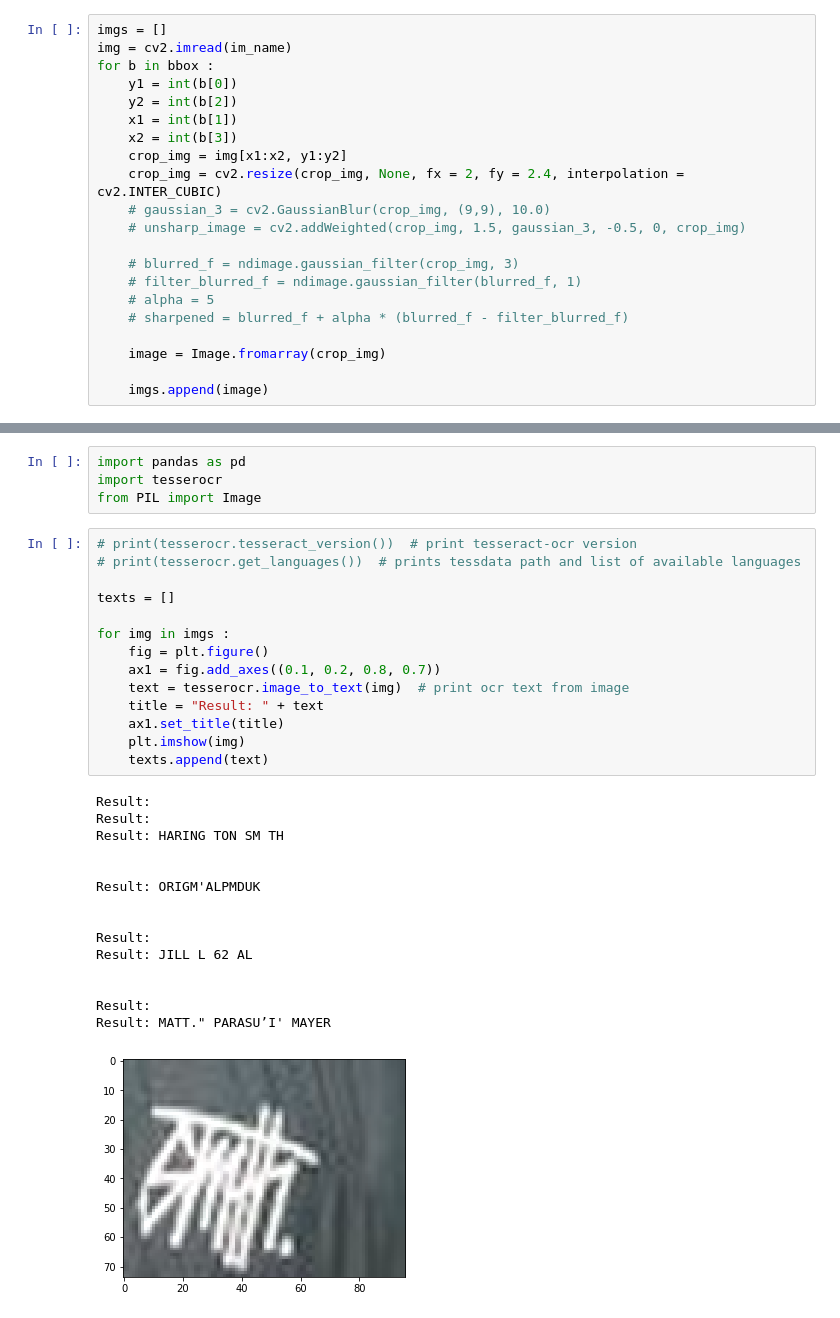
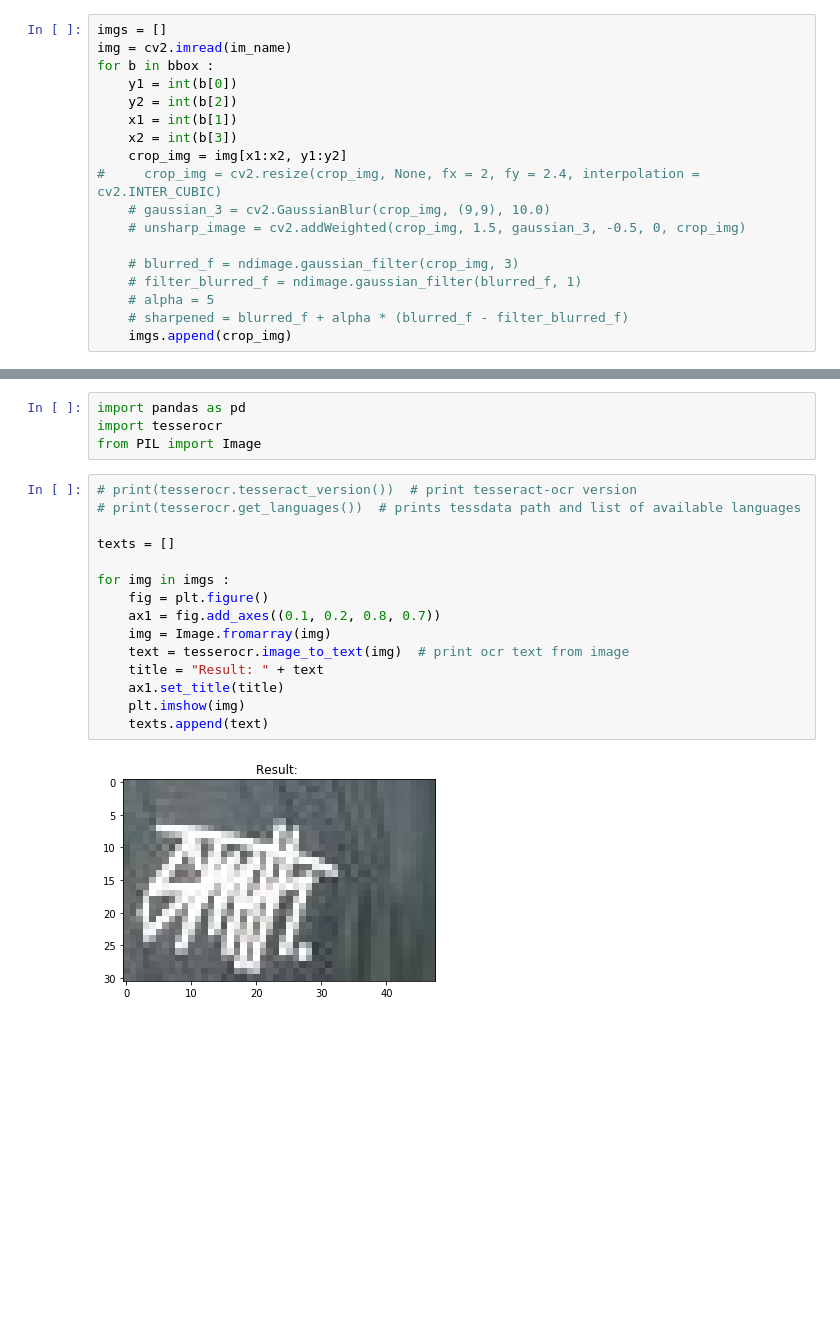
Before and after one commit to mhilmiasyrofi/character-recognition, a Jupyter notebook: Character Recognition.ipynb, the cells around one changed output, grey strips where cells are left out. Cells and saved outputs as stored; diff of their text form; blank space fills up the shorter version.

```diff
--- a/Character Recognition.ipynb
+++ b/Character Recognition.ipynb
@@ -102,7 +105,7 @@ for b in bbox :
     x1 = int(b[1])
     x2 = int(b[3])
     crop_img = img[x1:x2, y1:y2]
-    crop_img = cv2.resize(crop_img, None, fx = 2, fy = 2.4, interpolation = cv2.INTER_CUBIC)
+#     crop_img = cv2.resize(crop_img, None, fx = 2, fy = 2.4, interpolation = cv2.INTER_CUBIC)
     # gaussian_3 = cv2.GaussianBlur(crop_img, (9,9), 10.0)
     # unsharp_image = cv2.addWeighted(crop_img, 1.5, gaussian_3, -0.5, 0, crop_img)
 
@@ -110,10 +113,7 @@ for b in bbox :
     # filter_blurred_f = ndimage.gaussian_filter(blurred_f, 1)
     # alpha = 5
     # sharpened = blurred_f + alpha * (blurred_f - filter_blurred_f)
-
-    image = Image.fromarray(crop_img)
-
-    imgs.append(image)
+    imgs.append(crop_img)
 # %%
 # ga tahu kenapa di notebook ada beberapa warna yang berubah
 
@@ -131,30 +131,17 @@ from PIL import Image
 # %%
 # print(tesserocr.tesseract_version())  # print tesseract-ocr version
 # print(tesserocr.get_languages())  # prints tessdata path and list of available languages
 
 texts = []
 
 for img in imgs :
     fig = plt.figure()
     ax1 = fig.add_axes((0.1, 0.2, 0.8, 0.7))
+    img = Image.fromarray(img)
     text = tesserocr.image_to_text(img)  # print ocr text from image
     title = "Result: " + text
     ax1.set_title(title)
     plt.imshow(img)
     texts.append(text)
 # %% [output]
-Result:
-Result:
-Result: HARING TON SM TH
-
-
-Result: ORIGM'ALPMDUK
-
-
-Result:
-Result: JILL L 62 AL
-
-
-Result:
-Result: MATT." PARASU’I' MAYER
-[figure, old version]
+[figure, new version]
```
Also changed, not shown: parts of 6 cells of this notebook.
